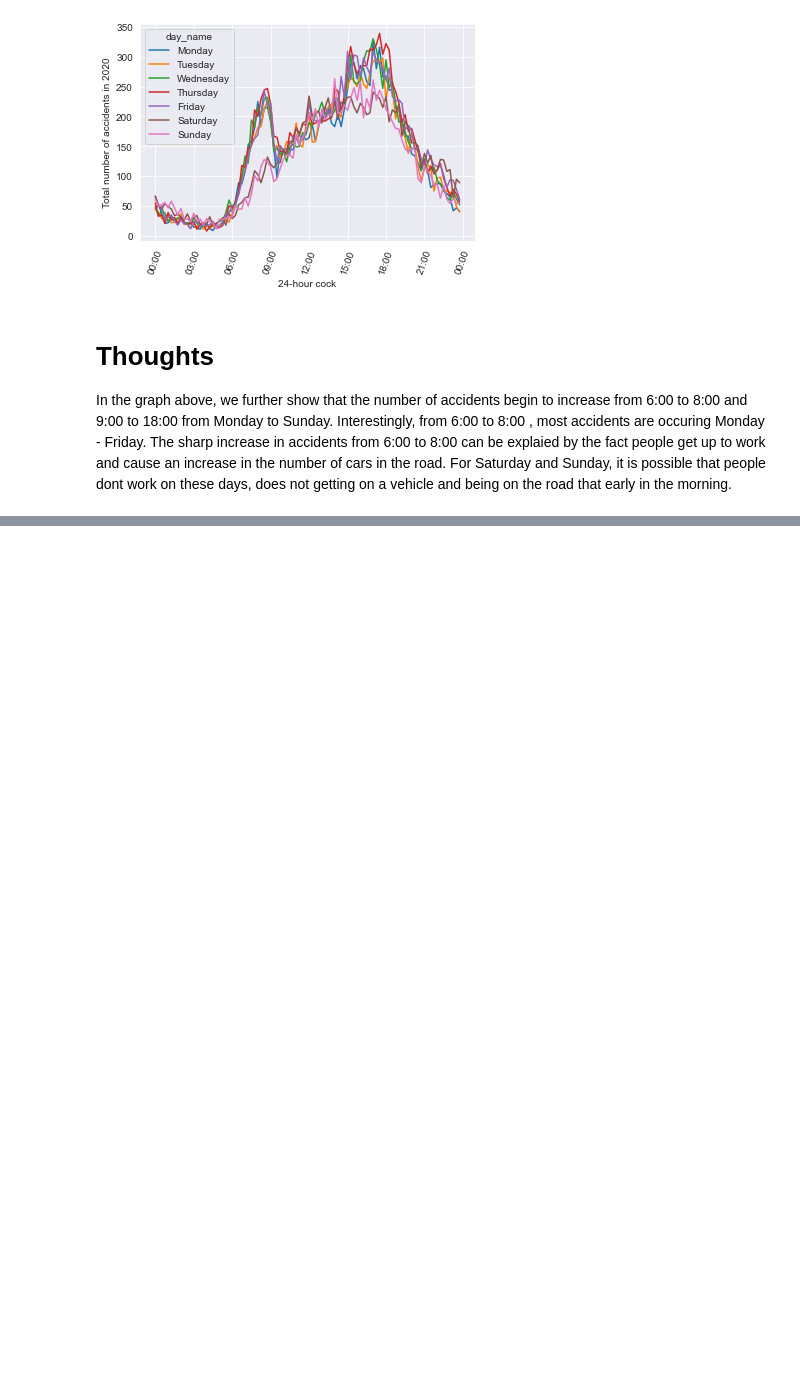
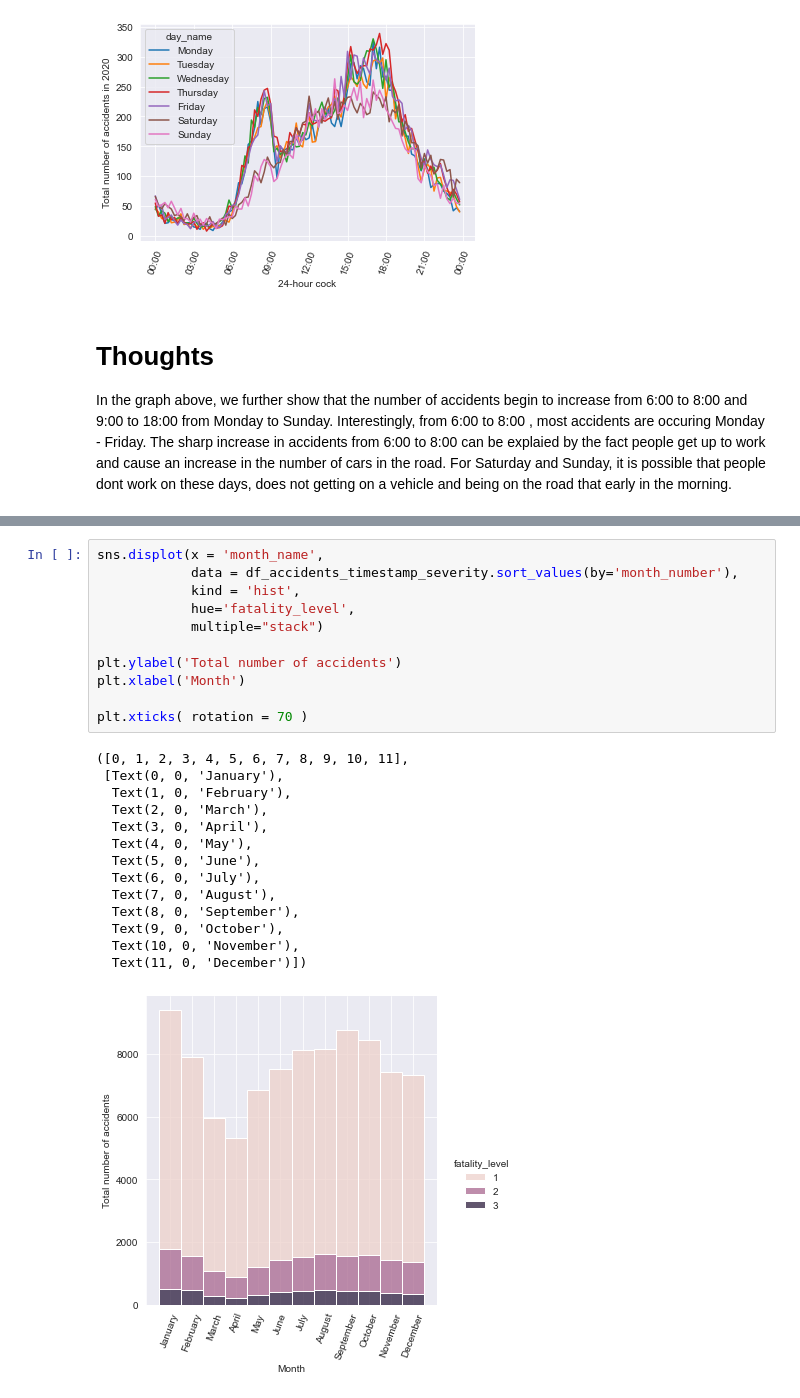
Before and after one commit to LuisEVT/High_Fatality_Accidents, a Jupyter notebook: High_Fatality_Accidents.ipynb, the cells around one changed output, grey strips where cells are left out. Saved outputs shown, nothing was run; the diff lists cells and outputs as text; blank space fills up the shorter version.

```diff
--- a/High_Fatality_Accidents.ipynb
+++ b/High_Fatality_Accidents.ipynb
@@ -418,0 +496,26 @@ In the graph above, we further show that the number of accidents begin to increa
+# %%
+sns.displot(x = 'month_name',
+            data = df_accidents_timestamp_severity.sort_values(by='month_number'),
+            kind = 'hist',
+            hue='fatality_level',
+            multiple="stack")
+
+plt.ylabel('Total number of accidents')
+plt.xlabel('Month')
+
+plt.xticks( rotation = 70 )
+# %% [output]
+([0, 1, 2, 3, 4, 5, 6, 7, 8, 9, 10, 11],
+ [Text(0, 0, 'January'),
+  Text(1, 0, 'February'),
+  Text(2, 0, 'March'),
+  Text(3, 0, 'April'),
+  Text(4, 0, 'May'),
+  Text(5, 0, 'June'),
+  Text(6, 0, 'July'),
+  Text(7, 0, 'August'),
+  Text(8, 0, 'September'),
+  Text(9, 0, 'October'),
+  Text(10, 0, 'November'),
+  Text(11, 0, 'December')])
+[figure, added]
```
Also changed, not shown: parts of 12 cells of this notebook.
